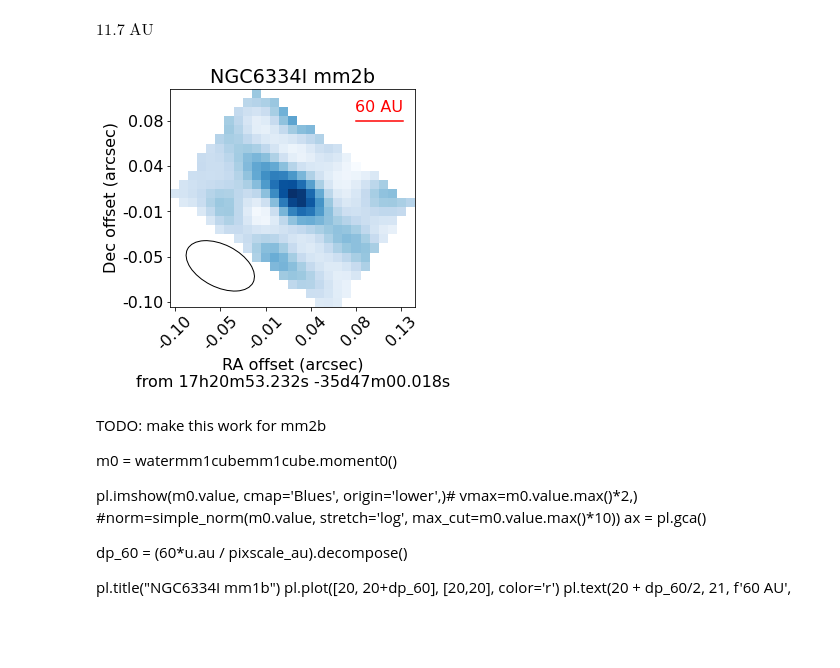
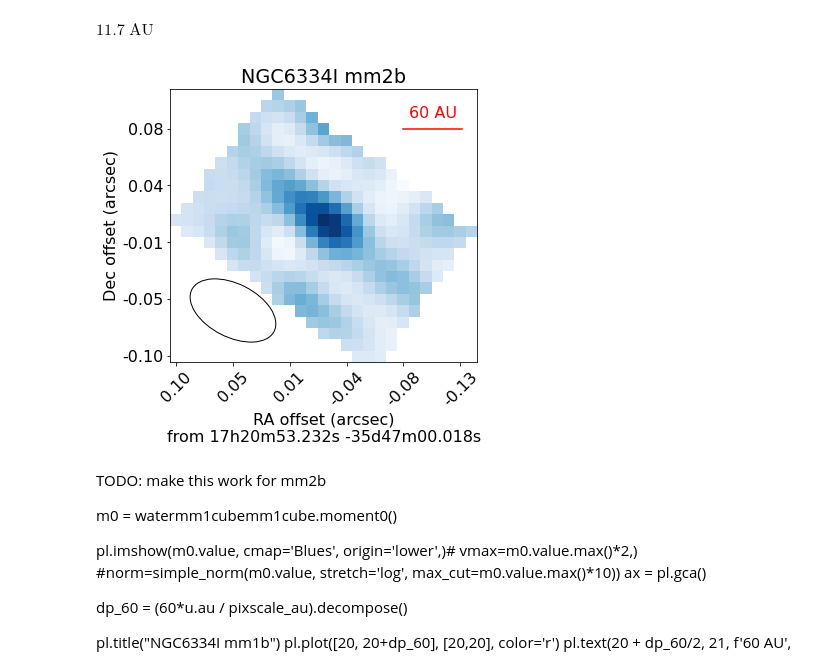
Before and after one commit to keflavich/saltmining, a Jupyter notebook: notebooks/SanhuezaN6334I.ipynb, the cells around one changed output. Cells and saved outputs as stored; diff of their text form; code cells hidden in the pictures; blank space fills up the shorter version.

```diff
--- a/notebooks/SanhuezaN6334I.ipynb
+++ b/notebooks/SanhuezaN6334I.ipynb
@@ -70,7 +70,7 @@ import regions
 from astropy import units as u, coordinates
 reg = regions.Regions.read('cutout.reg')
 regsm = regions.Regions.read('smallcutout.reg')
-regmm2b = regions.Regions.read('verysmall.reg')
+regmm2b = regions.Regions.read('mm2b.reg')
 mm1b = regions.Regions.read('mm1b.reg')
 mm1d = regions.Regions.read('mm1d.reg')
 mm1_all = regions.Regions.read('mm1_all.reg')
@@ -647,6 +656,7 @@ $11.7 \; \mathrm{AU}$
 # %%
 m0 = stackc.subcube_from_regions(regmm2b).moment0()
 
+pl.figure(figsize=(5.5,5.5))
 pl.imshow(m0.value, cmap='Blues', origin='lower',)# vmax=m0.value.max()*2,)
           #norm=simple_norm(m0.value, stretch='log', max_cut=m0.value.max()*10))
 ax = pl.gca()
@@ -656,34 +666,34 @@ dp_60 = (60*u.au / pixscale_au).decompose()
 pl.title("NGC6334I mm2b")
 pl.plot([20, 20+dp_60], [20,20], color='r')
 pl.text(20 + dp_60/2, 21, f'60 AU', horizontalalignment='center', color='r')
 pixscale = np.abs((wcs.utils.proj_plane_pixel_area(m0.wcs)**0.5*u.deg).to(u.arcsec))
 axlims = ax.axis()
 
 xc,yc = 11,11
 xtlocs = ax.get_xticks()
 xticklabels = map(lambda x: f"{x:0.2f}", (xc-xtlocs)*pixscale.value)
 pl.xticks(xtlocs, xticklabels, rotation=45)
 
 ytlocs = ax.get_yticks()
 yticklabels = map(lambda x: f"{x:0.2f}", (ytlocs-yc)*pixscale.value)
 pl.yticks(ytlocs, yticklabels, rotation=0)
 
 ax.axis(axlims)
 
 bm = stackc.beam
 bmell = bm.ellipse_to_plot(5, 4, pixscale)
 bmell.set_facecolor('none')
 bmell.set_edgecolor('k')
 pl.gca().add_artist(bmell)
 
 
 offset_loc = stackc.wcs.celestial.pixel_to_world(xc,yc)
 
 ax.set_xlabel(f"RA offset (arcsec)\nfrom {offset_loc.to_string('hmsdms', precision=3)}")
 ax.set_ylabel("Dec offset (arcsec)")
 pl.savefig("NGC6334Imm2b_NaCl_mom0_ticks.png", bbox_inches='tight', dpi=300)
 # %% [output]
-[figure, old version]
+[figure, new version]
 # %% [markdown]
 TODO: make this work for mm2b
 
```
Also changed, not shown: parts of 29 cells of this notebook, 10 other files.
